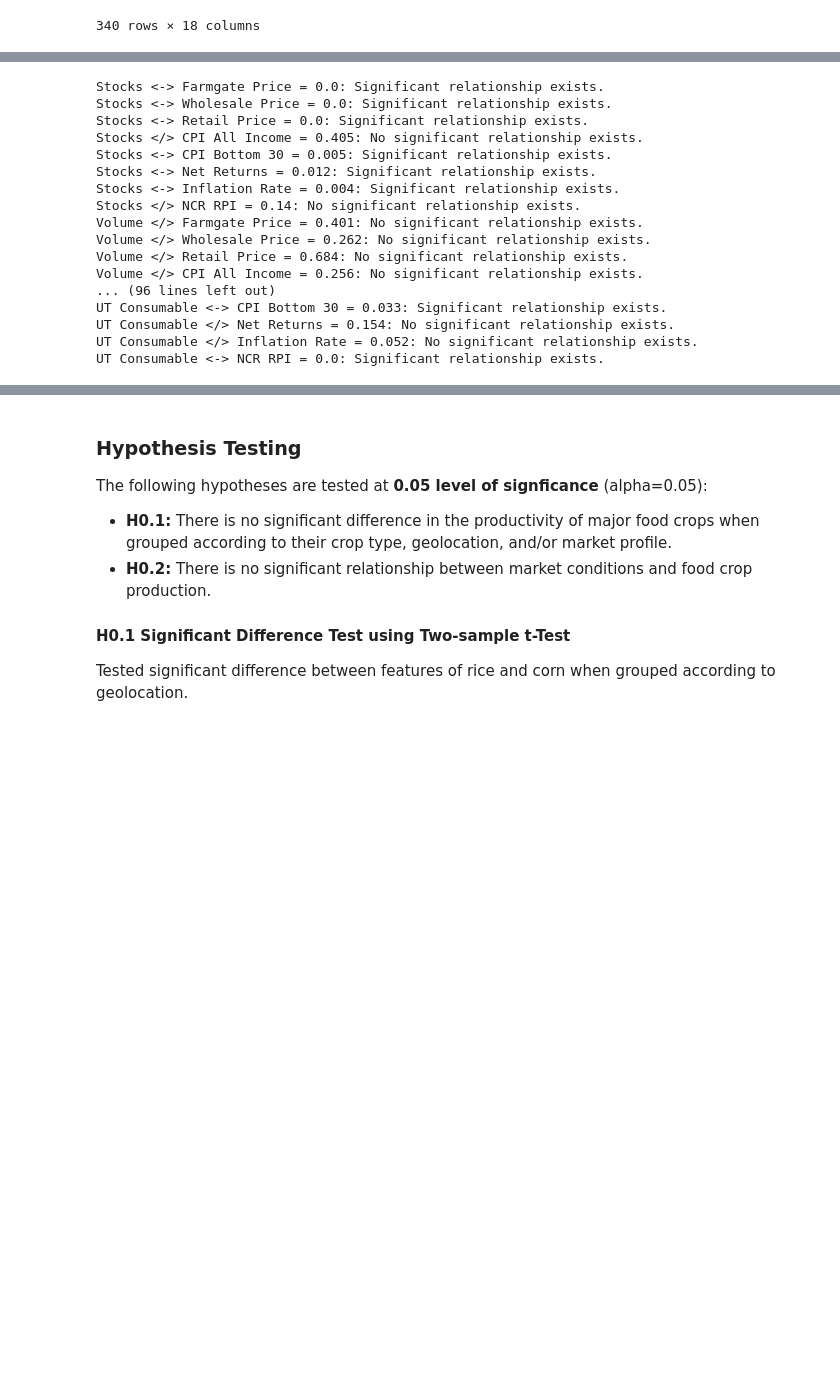
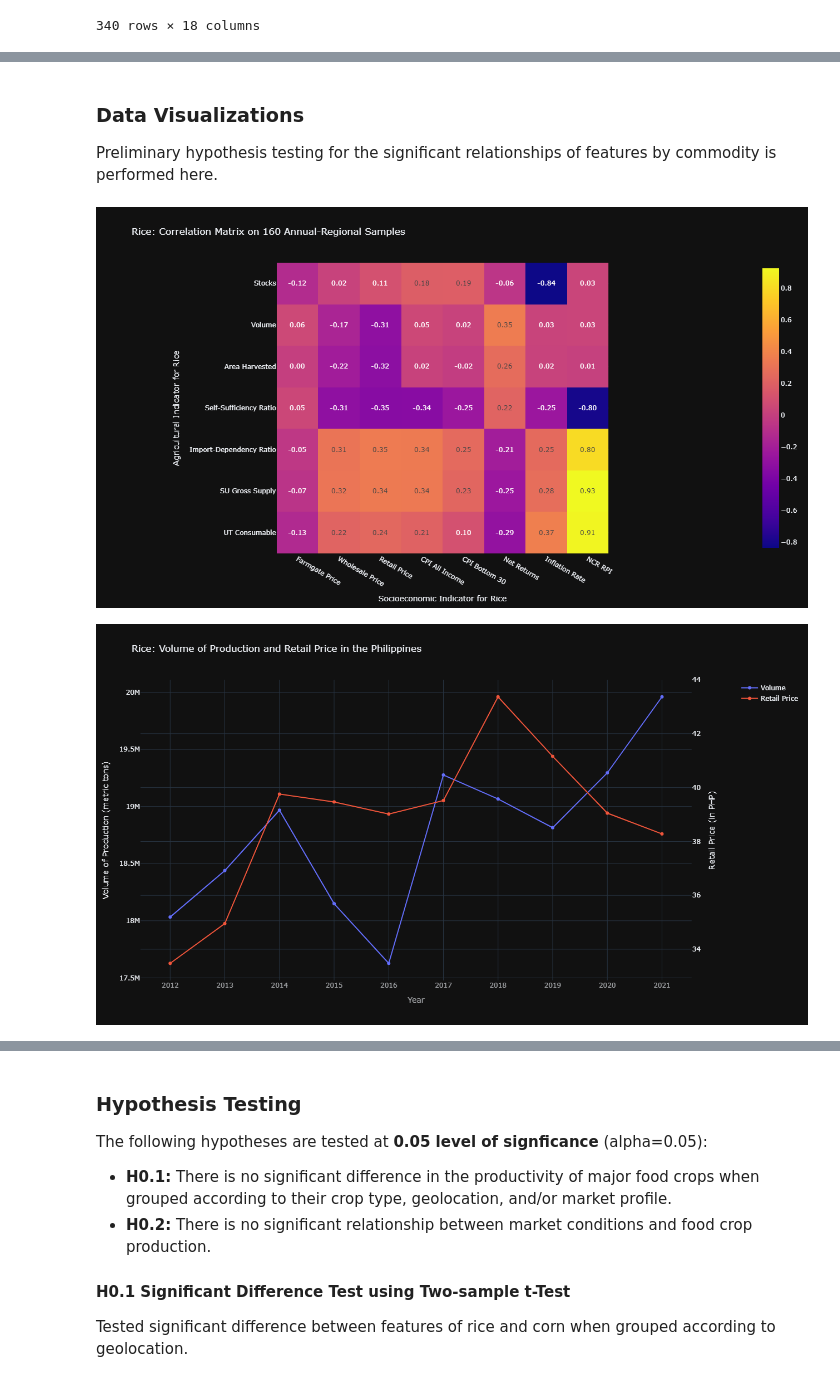
Before and after one commit to Bourbon-Rye/Baesian-Cropability, a Jupyter notebook: data_exploration.ipynb, the cells around one changed output, grey strips where cells are left out. Saved outputs shown, nothing was run; the diff lists cells and outputs as text; code cells hidden in the pictures; blank space fills up the shorter version.

```diff
--- a/data_exploration.ipynb
+++ b/data_exploration.ipynb
@@ -525,12 +563,14 @@ df
+# %% [markdown]
+### Data Visualizations
+Preliminary hypothesis testing for the significant relationships of features by commodity is performed here.
 # %%
 # @Visualizations
 from termcolor import cprint
-REGEN_PLOTS = True
 
 # for x in ["Volume", "Area Harvested"]:
 #     for y in ["Retail Price", "Wholesale Price", "Farmgate Price", "CPI All Income", "CPI Bottom 30"]:
 #         fig = px.scatter(df, x=x, y=y)
-#         # fig.show()
+#         # render(fig)
 
 # Correlation Matrix for Annual-Regions
 # NOTE: Filter != or == philippines
@@ -541,72 +581,64 @@ for commodity in df["Commodity"].unique():
     contingency = tdf.iloc[:, 3:].corr(method="pearson")
     idx = list(contingency.columns).index("Farmgate Price")
     cont_1 = contingency.iloc[:idx, idx:]
-    fig1 = px.imshow(cont_1, text_auto=True, title=f"{commodity}: Correlation Matrix on {samples} Annual-Regional Samples",
+
+    # Correlation Matrix
+    fig = px.imshow(cont_1, text_auto=True, title=f"{commodity}: Correlation Matrix on {samples} Annual-Regional Samples",
                     labels=dict(x=f"Socioeconomic Indicator for {commodity}", y=f"Agricultural Indicator for {commodity}"))
-    fig1.update_traces(
+    fig.update_traces(
         texttemplate='%{z:.2f}',
         hovertemplate=("x: %{x}<br>y: %{y}<br><b>Correlation: %{z}</b><extra></extra>")
     )
-    fig1.update_layout(template="plotly_dark")
-    fig1.show()
+    fig.update_layout(template="plotly_dark")
+    render(fig)
 
+    fig_to_div(fig, f"plots/annual-regional/{commodity}_heatmap_div.html")
+    fig_to_html(fig, f"plots/annual-regional/{commodity}_heatmap.html")
+    fig_to_png(fig, f"plots/annual-regional/{commodity}_heatmap.png")
+
+    # Relationship of Volume and Retail Price
     mask = (df["Geolocation"] == "philippines") & (df["Commodity"] == commodity)
     fig = dual_plot(df[mask], "Period", "Volume", "Retail Price",
                     f"{commodity}: Volume of Production and Retail Price in the Philippines",
                     "Year", "Volume of Production (metric tons)", "Retail Price (in PHP)")
     fig.update_layout(template="plotly_dark", hovermode="x unified", hoverlabel=dict(bgcolor="rgba(17,17,17,0.75)"))
     fig.update_xaxes(showspikes=True, color="rgba(205,208,212,0.75)")
-    fig.show()
+    render(fig)
 
-    fig3 = dual_plot(df[mask], "Period", "Stocks", "Inflation Rate",
+    fig_to_div(fig, f"plots/annual-regional/{commodity}_dual_volume-retail_div.html")
+    fig_to_html(fig, f"plots/annual-regional/{commodity}_dual_volume-retail.html")
+    fig_to_png(fig, f"plots/annual-regional/{commodity}_dual_volume-retail.png")
+
+    # Relationship of Stocks and Inflation Rate
+    fig = dual_plot(df[mask], "Period", "Stocks", "Inflation Rate",
                     f"{commodity}: Stocks and National Inflation Rate in the Philippines",
                     "Year", "Stocks (metric tons)", "Inflation Rate (in %)")
-    fig3.update_layout(template="plotly_dark", hovermode="x unified")
-    fig3.update_layout(template="plotly_dark", hovermode="x unified", hoverlabel=dict(bgcolor="rgba(17,17,17,0.75)"))
-    fig3.update_xaxes(showspikes=True, color="rgba(205,208,212,0.75)")
-    fig3.show()
+    fig.update_layout(template="plotly_dark", hovermode="x unified")
+    fig.update_layout(template="plotly_dark", hovermode="x unified", hoverlabel=dict(bgcolor="rgba(17,17,17,0.75)"))
+    fig.update_xaxes(showspikes=True, color="rgba(205,208,212,0.75)")
+    render(fig)
 
-    if REGEN_PLOTS:
-        fig_to_div(fig1, f"plots/annual-regional/{commodity}_heatmap_div.html")
-        fig_to_html(fig1, f"plots/annual-regional/{commodity}_heatmap.html")
-        fig_to_png(fig1, f"plots/annual-regional/{commodity}_heatmap.png")
-
-        fig_to_div(fig, f"plots/annual-regional/{commodity}_dual_volume-retail_div.html")
-        fig_to_html(fig, f"plots/annual-regional/{commodity}_dual_volume-retail.html")
-        fig_to_png(fig, f"plots/annual-regional/{commodity}_dual_volume-retail.png")
-
-        fig_to_div(fig3, f"plots/annual-regional/{commodity}_dual_stocks-inflation_div.html")
-        fig_to_html(fig3, f"plots/annual-regional/{commodity}_dual_stocks-inflation.html")
-        fig_to_png(fig3, f"plots/annual-regional/{commodity}_dual_stocks-inflation.png")
+    fig_to_div(fig, f"plots/annual-regional/{commodity}_dual_stocks-inflation_div.html")
+    fig_to_html(fig, f"plots/annual-regional/{commodity}_dual_stocks-inflation.html")
+    fig_to_png(fig, f"plots/annual-regional/{commodity}_dual_stocks-inflation.png")
 
     # Hypothesis testing for commodity
     tdf = df.dropna()
     agri_cols = df.columns[3:10]
     market_cols = df.columns[10:]
     alpha = 0.05
+    results = pd.DataFrame(columns=["AgriIndicator", "MarketIndicator", "r-stat", "p-value", "SigRel"])
     for x in agri_cols:
         for y in market_cols:
             agri, market = tdf[x], tdf[y]
             r_stat, p_value = stats.pearsonr(agri, market)  # Pearson's r
             if p_value < alpha:
-                cprint(f"{x} <-> {y} = {round(p_value, 3)}: Significant relationship exists.", "red")
+                # cprint(f"{x} <-> {y} = {round(p_value, 3)}: Significant relationship exists.", "red")
+                results.loc[len(results.index)] = [x, y, round(r_stat,3), p_report(p_value), "Exists"]
             else:
-                print(f"{x} </> {y} = {round(p_value, 3)}: No significant relationship exists.")
+                # print(f"{x} </> {y} = {round(p_value, 3)}: No significant relationship exists.")
+                results.loc[len(results.index)] = [x, y, round(r_stat,3), p_report(p_value), "Does not exist"]
+    results.to_html(f"results/hypothesis2_{commodity}.html")
 # %% [output]
-Stocks <-> Farmgate Price = 0.0: Significant relationship exists.
-Stocks <-> Wholesale Price = 0.0: Significant relationship exists.
-Stocks <-> Retail Price = 0.0: Significant relationship exists.
-Stocks </> CPI All Income = 0.405: No significant relationship exists.
-Stocks <-> CPI Bottom 30 = 0.005: Significant relationship exists.
-Stocks <-> Net Returns = 0.012: Significant relationship exists.
-Stocks <-> Inflation Rate = 0.004: Significant relationship exists.
-Stocks </> NCR RPI = 0.14: No significant relationship exists.
-Volume </> Farmgate Price = 0.401: No significant relationship exists.
-Volume </> Wholesale Price = 0.262: No significant relationship exists.
-Volume </> Retail Price = 0.684: No significant relationship exists.
-Volume </> CPI All Income = 0.256: No significant relationship exists.
-... (96 lines left out)
-UT Consumable <-> CPI Bottom 30 = 0.033: Significant relationship exists.
-UT Consumable </> Net Returns = 0.154: No significant relationship exists.
-UT Consumable </> Inflation Rate = 0.052: No significant relationship exists.
-UT Consumable <-> NCR RPI = 0.0: Significant relationship exists.
+[figure, added]
+[figure, added]
```
Also changed, not shown: parts of 11 cells of this notebook, 3 other files.
